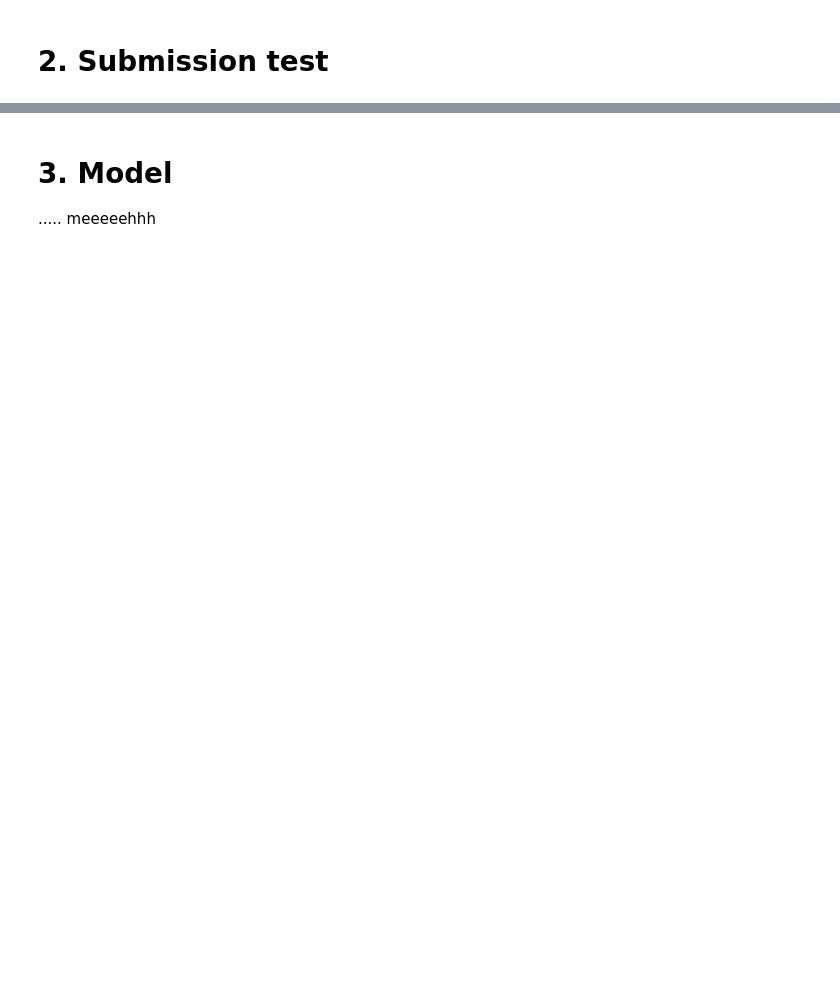
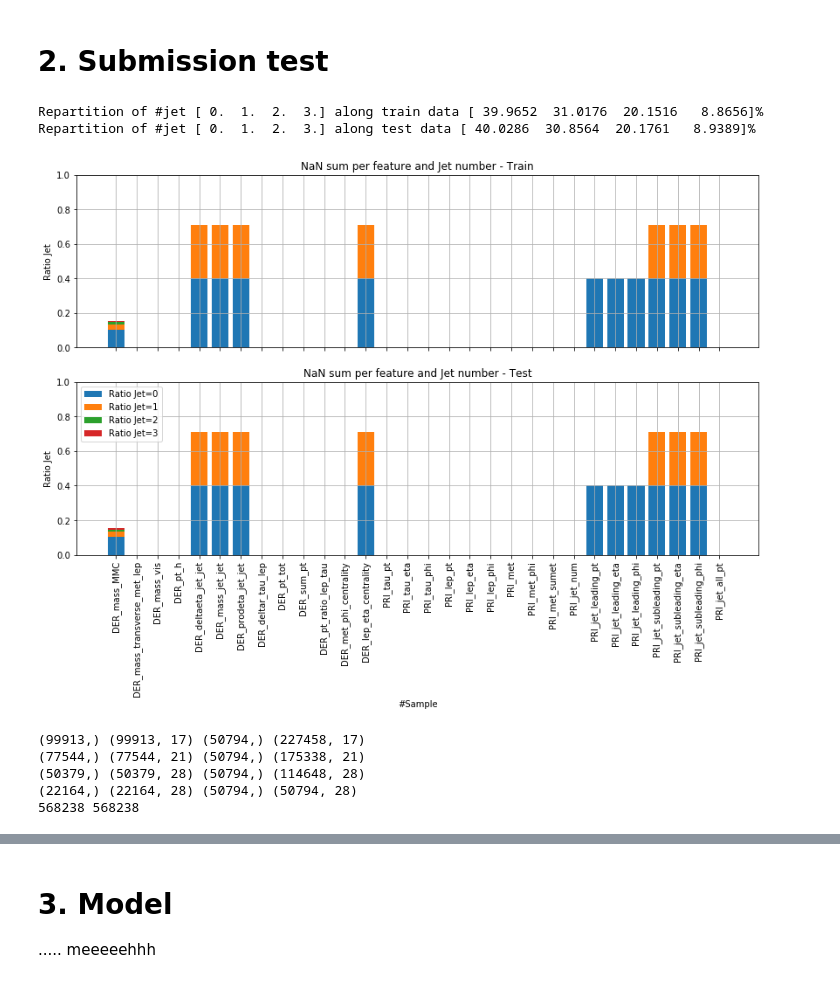
Before and after one commit to MLElec/ML_course, a Jupyter notebook: projects/project1/project.ipynb, the cells around one changed output, grey strips where cells are left out. Cells and saved outputs as stored; diff of their text form; code cells hidden in the pictures; blank space fills up the shorter version.

```diff
--- a/projects/project1/project.ipynb
+++ b/projects/project1/project.ipynb
@@ -92,0 +137,2 @@ for i, degree in enumerate(degrees):
+# %%
+y_test, x_test, ids_test, header = helper.load_csv_data(DATA_TEST)
@@ -124,0 +215,15 @@ for i in range(4):
+# %%
+for i in range(4):
+    r = models[i]['y_train']
+    rt = y_train[x_train[: ,22] == i]
+
+    xt = x_train[x_train[: ,22] == i]
+    xt = xt[:, np.logical_and(~np.any(np.isnan(xt), axis=0), np.arange(xt.shape[1]) != 22)]
+
+    if i != 0:
+        xt = (xt - np.mean(xt, axis=0))/np.std(xt, axis=0)
+    else:
+        xt = (xt[:, :-1] - np.mean(xt[:, :-1], axis=0))/np.std(xt[:, :-1], axis=0)
+
+    print(np.linalg.norm(xt-models[i]['x_train']))
+    print(np.sum(r - rt))
@@ -141,5 +273,64 @@ print('\n-> Theorical overal accuracy: {:.4f}'.format(np.sum(best_acc * count/le
 # %% [markdown]
 # 2. Submission test
 # %%
-y_test, x_test, ids, header = helper.load_csv_data(DATA_TEST)
+# Load both train and test data
+y_train, x_train, ids_train, header = helper.load_csv_data(DATA_TRAIN)
+y_test, x_test, ids_test, header = helper.load_csv_data(DATA_TEST)
+x_train[x_train == -999] = np.nan
 x_test[x_test == -999] = np.nan
+# %%
+tags, count = np.unique(x_train[:, 22], return_counts=True)
+print('Repartition of #jet {} along train data {}%'.format(tags, 100*count/len(y_train)))
+tags, count = np.unique(x_test[:, 22], return_counts=True)
+print('Repartition of #jet {} along test data {}%'.format(tags, 100*count/len(y_test)))
+# %% [output]
+Repartition of #jet [ 0.  1.  2.  3.] along train data [ 39.9652  31.0176  20.1516   8.8656]%
+Repartition of #jet [ 0.  1.  2.  3.] along test data [ 40.0286  30.8564  20.1761   8.9389]%
+# %%
+fig, axes = plt.subplots(2, 1, sharex=True, sharey=True, figsize=(14, 8))
+nan_j_tr = []; nan_j_te = []
+for i in range(4):
+    nan_j_tr.append(np.array([ np.sum(np.logical_and(x_train[:, 22] == i, np.isnan(f))) for f in x_train.T])/len(y_train))
+    nan_j_te.append(np.array([ np.sum(np.logical_and(x_test[:, 22] == i, np.isnan(f))) for f in x_test.T])/len(y_test))
+    axes[0].bar(np.arange(len(header)), nan_j_tr[-1],
+            label='Ratio Jet={}'.format(i), bottom = np.sum(np.array(nan_j_tr[:-1]), axis=0))
+    axes[1].bar(np.arange(len(header)), nan_j_te[-1],
+            label='Ratio Jet={}'.format(i), bottom = np.sum(np.array(nan_j_te[:-1]), axis=0))
+
+plt.xticks(np.arange(len(header)), header, rotation='vertical');
+axes[0].set_ylim(0, 1); axes[0].set_ylabel('Ratio Jet'); axes[1].set_ylabel('Ratio Jet');
+axes[0].grid(); axes[1].grid()
+plt.xlabel('Features'); plt.xlabel('#Sample');
+axes[0].set_title('NaN sum per feature and Jet number - Train')
+axes[1].set_title('NaN sum per feature and Jet number - Test')
+plt.legend(); plt.show()
+# %% [output]
+[figure, added]
+# %%
+models = []
+for i in range(4):
+    _, y_train_j, x_train_j = get_data_jet(y_train, x_train, i)
+    id_test_j, _,  x_test_j = get_data_jet(y_test, x_test, i)
+    # Last vector is only 0's for #jet == 0, we remove it
+    if i != 0:
+        x_train_j = (x_train_j - np.mean(x_train_j, axis=0))/np.std(x_train_j, axis=0)
+        x_test_j = (x_test_j - np.mean(x_test_j, axis=0))/np.std(x_test_j, axis=0)
+        #pass
+    else:
+        x_train_j = (x_train_j[:, :-1] - np.mean(x_train_j[:, :-1], axis=0))/np.std(x_train_j[:, :-1], axis=0)
+        x_test_j = (x_test_j[:, :-1] - np.mean(x_test_j[:, :-1], axis=0))/np.std(x_test_j[:, :-1], axis=0)
+    print(np.shape(y_train_j), np.shape(x_train_j), np.shape(y_test_j), np.shape(x_test_j))
+    models.append( {'y_train': y_train_j, 'x_train': x_train_j,
+                    'x_test': x_test_j, 'id_test': id_test_j} )
+
+sum_ = 0
+for model in models:
+    sum_ += np.sum(model['id_test'])
+
+print(sum_, len(y_test))
+# %% [output]
+(99913,) (99913, 17) (50794,) (227458, 17)
+(77544,) (77544, 21) (50794,) (175338, 21)
+(50379,) (50379, 28) (50794,) (114648, 28)
+(22164,) (22164, 28) (50794,) (50794, 28)
+568238 568238
```
Also changed, not shown: parts of 20 cells of this notebook, 1 other file.
